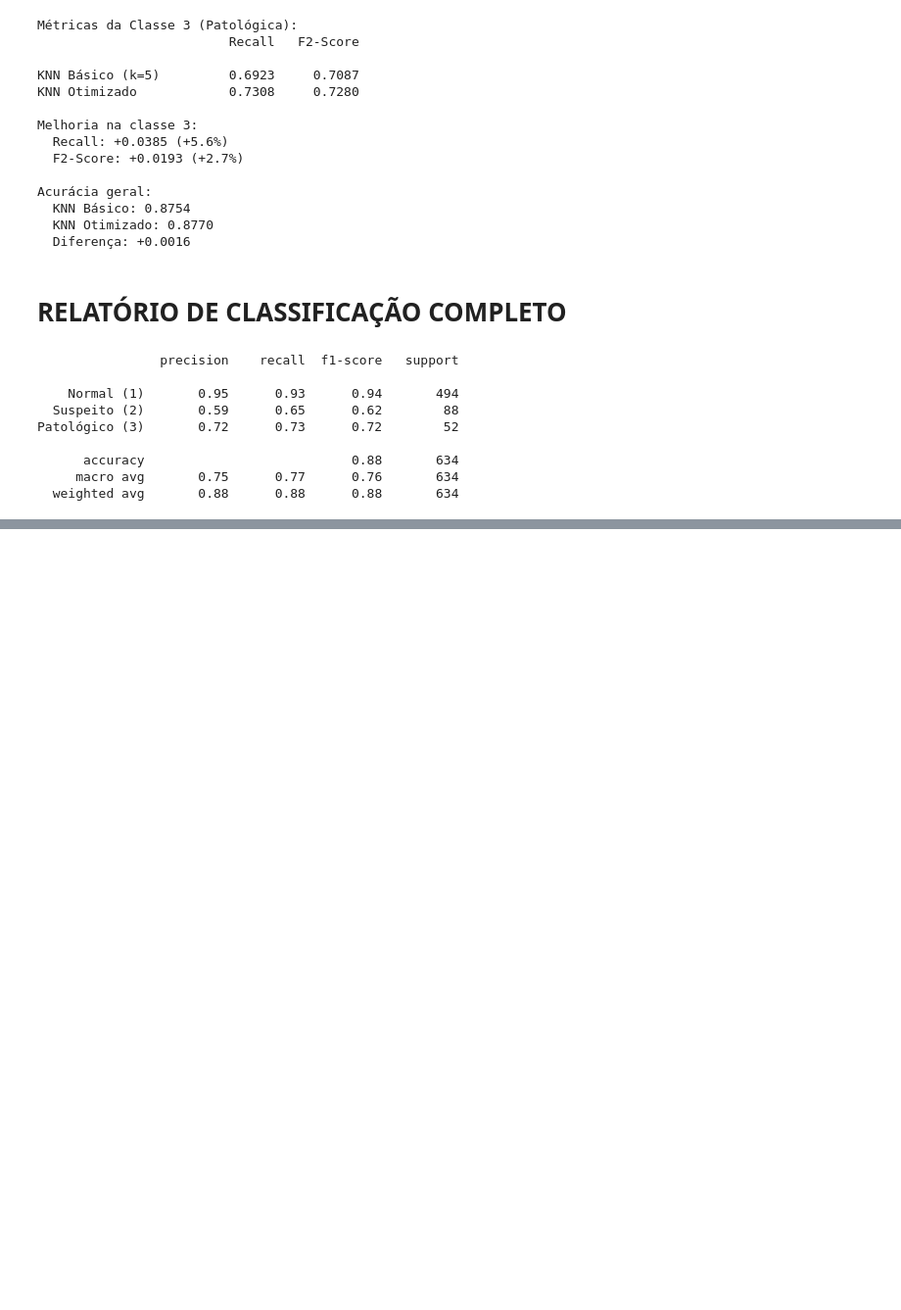
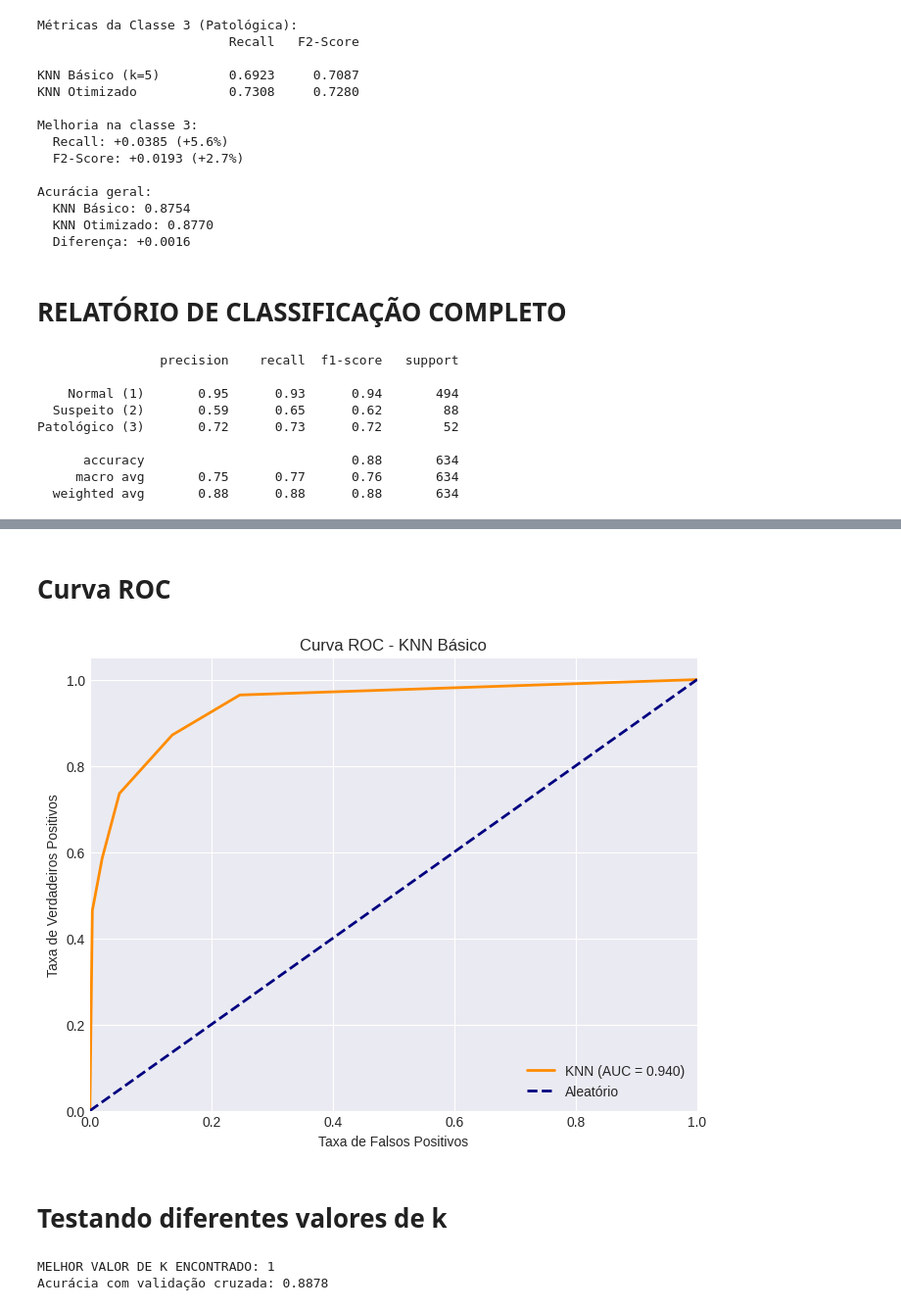
Before and after one commit to luis-erf/Analise-de-saude-fetal, a Jupyter notebook: Modelos/Modelagem_KNN.ipynb, the cells around one changed output, grey strips where cells are left out. Shown at 98% size. Cells and saved outputs as stored; diff of their text form; code cells hidden in the pictures; blank space fills up the shorter version.

```diff
--- a/Modelos/Modelagem_KNN.ipynb
+++ b/Modelos/Modelagem_KNN.ipynb
@@ -265,0 +414,77 @@ Patológico (3)       0.72      0.73      0.72        52
+# %% [markdown]
+# **Curva ROC**
+# %%
+# Curva ROC
+fpr, tpr, thresholds = roc_curve(
+    y_test_bin,
+    y_pred_proba_bin,
+    pos_label=2,
+    )
+
+plt.figure(figsize=(8, 6))
+
+plt.plot(
+    fpr,
+    tpr,
+    color='darkorange',
+    lw=2,
+    label=f'KNN (AUC = {roc_auc:.3f})'
+    )
+
+plt.plot(
+    [0, 1],
+    [0, 1],
+    color='navy',
+    lw=2,
+    linestyle='--',
+    label='Aleatório',
+    )
+
+plt.xlim([0.0, 1.0])
+plt.ylim([0.0, 1.05])
+plt.xlabel('Taxa de Falsos Positivos')
+plt.ylabel('Taxa de Verdadeiros Positivos')
+plt.title('Curva ROC - KNN Básico')
+plt.legend(loc="lower right")
+plt.show()
+# %% [output]
+[figure, added]
+# %% [markdown]
+# **Testando diferentes valores de k**
+# %%
+k_values = list(range(1, 31, 2))  # Valores ímpares de 1 a 29
+train_scores = []
+test_scores = []
+cv_scores = []
+
+for k in k_values:
+    # Treinando modelo
+    knn = KNeighborsClassifier(n_neighbors=k)
+    knn.fit(X_train, y_train)
+
+    # Scores
+    train_score = knn.score(X_train, y_train)
+    test_score = knn.score(X_test, y_test)
+
+    # Validação cruzada
+    cv_score = cross_val_score(
+        knn,
+        X_train,
+        y_train,
+        cv=5,
+        scoring='accuracy'
+        ).mean()
+
+    train_scores.append(train_score)
+    test_scores.append(test_score)
+    cv_scores.append(cv_score)
+
+# Encontrando o melhor k
+best_k_index = np.argmax(cv_scores)
+best_k = k_values[best_k_index]
+
+print(f"\nMELHOR VALOR DE K ENCONTRADO: {best_k}")
+print(f"Acurácia com validação cruzada: {cv_scores[best_k_index]:.4f}")
+# %% [output]
+MELHOR VALOR DE K ENCONTRADO: 1
+Acurácia com validação cruzada: 0.8878
```
Also changed, not shown: parts of 34 cells of this notebook, 1 other file.
